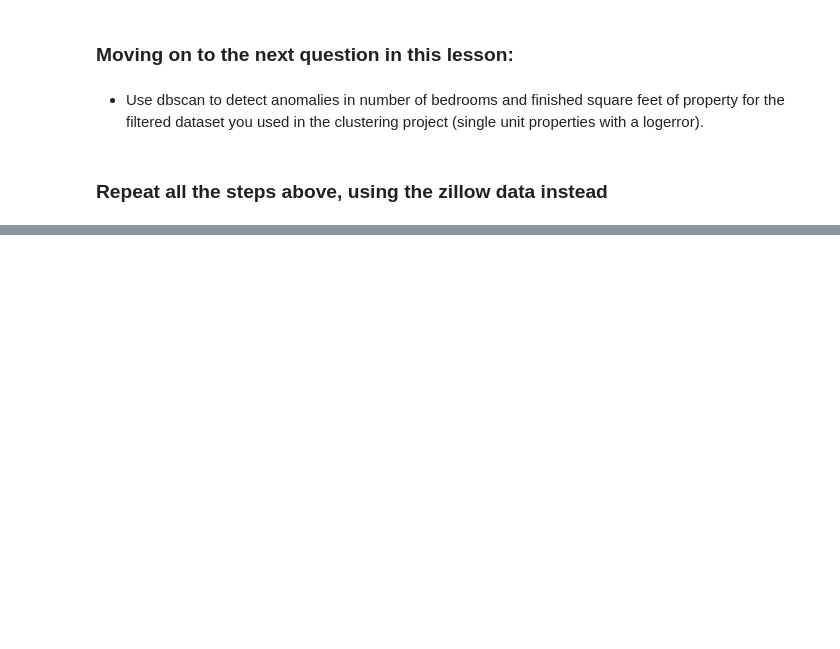
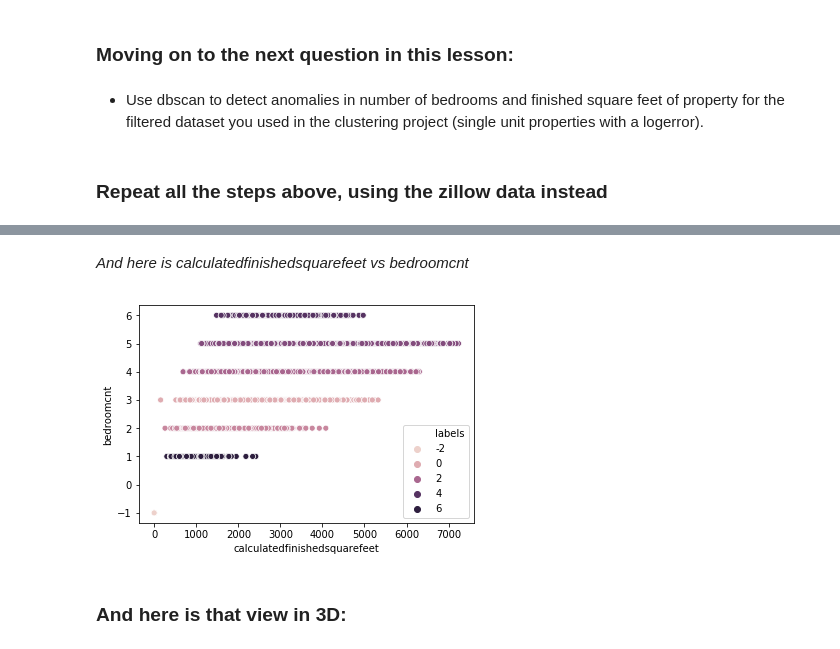
Before and after one commit to HackneyChad/ds-methodologies-exercises, a Jupyter notebook: anomaly_detection/anomaly_detection.ipynb, the cells around one changed output, grey strips where cells are left out. Cells and saved outputs as stored; diff of their text form; code cells hidden in the pictures; blank space fills up the shorter version.

```diff
--- a/anomaly_detection/anomaly_detection.ipynb
+++ b/anomaly_detection/anomaly_detection.ipynb
@@ -1038,0 +1812,9 @@ yhat['moving_avg_forecast'] = midband
+# %% [markdown]
+*And here is calculatedfinishedsquarefeet vs bedroomcnt*
+# %%
+sns.scatterplot(df.calculatedfinishedsquarefeet, df.bedroomcnt, hue=df.labels)
+plt.show()
+# %% [output]
+[figure, added]
+# %% [markdown]
+### And here is that view in 3D:
```
Also changed, not shown: parts of 138 cells of this notebook, 2 other files.
